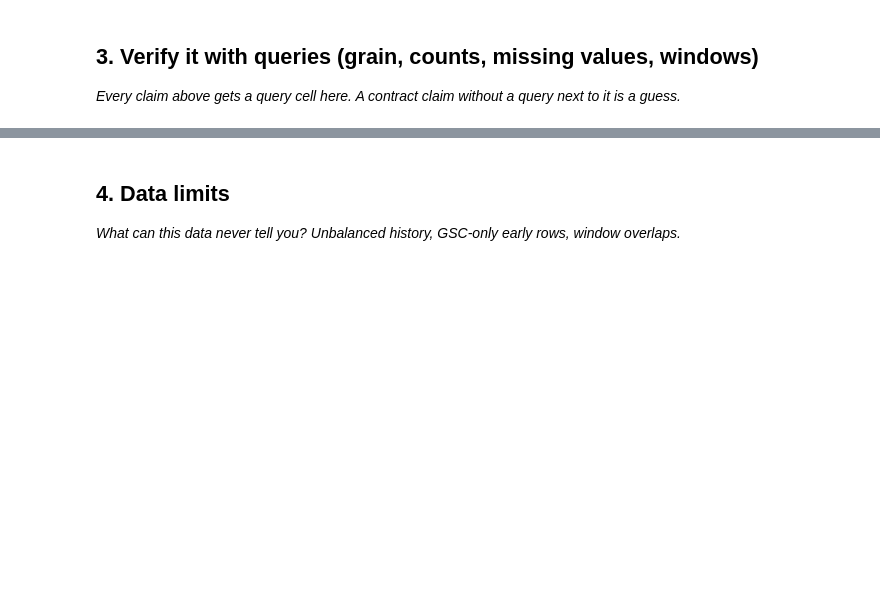
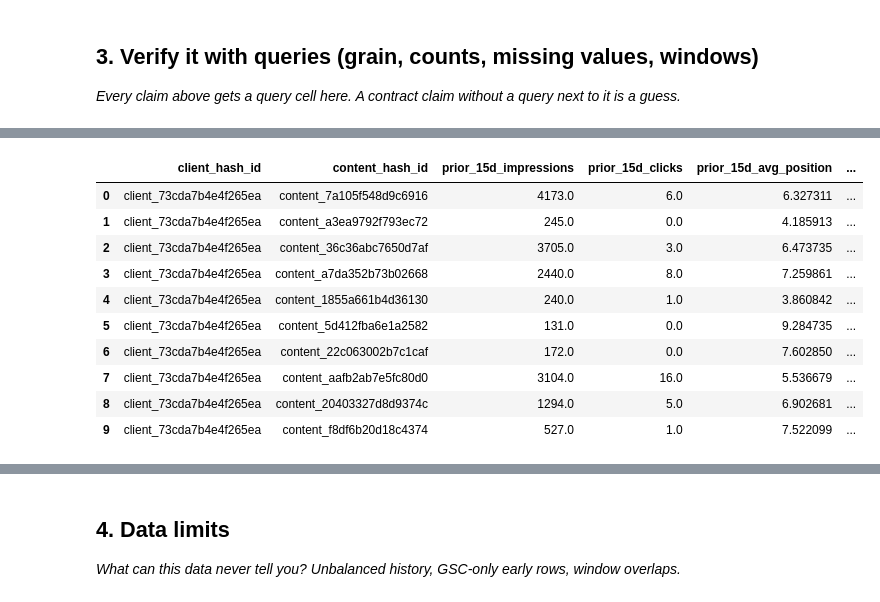
Before and after one commit to Ezgicode/FlyRAnk-AI, a Jupyter notebook: work/notebooks/w03_data_contract.ipynb, the cells around one changed output, grey strips where cells are left out. Drawn from its saved outputs; the diff is of its cells as text; code cells hidden in the pictures; blank space fills up the shorter version.

```diff
--- a/work/notebooks/w03_data_contract.ipynb
+++ b/work/notebooks/w03_data_contract.ipynb
@@ -29,0 +142,87 @@ This skeleton is yours to fill. Work the sections **in order** — each one has
+# %%
+feature_frame_query = f"""
+WITH page_windows AS (
+    SELECT
+        client_hash_id,
+        content_hash_id,
+
+        SUM(
+            CASE
+                WHEN report_date BETWEEN DATE '2026-03-01' AND DATE '2026-03-15'
+                THEN gsc_impressions
+                ELSE 0
+            END
+        ) AS prior_15d_impressions,
+
+        SUM(
+            CASE
+                WHEN report_date BETWEEN DATE '2026-03-01' AND DATE '2026-03-15'
+                THEN gsc_clicks
+                ELSE 0
+            END
+        ) AS prior_15d_clicks,
+
+        AVG(
+            CASE
+                WHEN report_date BETWEEN DATE '2026-03-01' AND DATE '2026-03-15'
+                THEN NULLIF(gsc_avg_position, 0)
+            END
+        ) AS prior_15d_avg_position,
+
+        SUM(
+            CASE
+                WHEN report_date BETWEEN DATE '2026-03-01' AND DATE '2026-03-15'
+                     AND gsc_impressions > 0
+                THEN 1
+                ELSE 0
+            END
+        ) AS prior_15d_active_days,
+
+        SUM(
+            CASE
+                WHEN report_date BETWEEN DATE '2026-03-16' AND DATE '2026-03-31'
+                THEN gsc_impressions
+                ELSE 0
+            END
+        ) AS next_16d_impressions
+
+    FROM {MARCH}
+    GROUP BY 1, 2
+),
+
+scored_frame AS (
+    SELECT
+        client_hash_id,
+        content_hash_id,
+        prior_15d_impressions,
+        prior_15d_clicks,
+        prior_15d_avg_position,
+        100.0 * prior_15d_clicks
+            / NULLIF(prior_15d_impressions, 0) AS prior_15d_ctr,
+        prior_15d_active_days,
+        next_16d_impressions,
+
+        CASE
+            WHEN prior_15d_impressions >= 100
+             AND next_16d_impressions <= 0.80 * prior_15d_impressions
+            THEN 1
+            ELSE 0
+        END AS is_next_15d_declining
+
+    FROM page_windows
+    WHERE prior_15d_impressions >= 100
+)
+
+SELECT * FROM scored_frame
+"""
+
+feature_frame = con.sql(feature_frame_query).df()
+
+print(f"Feature-frame rows: {len(feature_frame):,}")
+print(
+    "Later-window decline proxy rate: "
+    f"{feature_frame['is_next_15d_declining'].mean():.1%}"
+)
+
+display(feature_frame.head(10))
+# %% [output]
@@ -29,0 +231,11 @@ This skeleton is yours to fill. Work the sections **in order** — each one has
+|  | client_hash_id | content_hash_id | prior_15d_impressions | prior_15d_clicks | prior_15d_avg_position | ... |
+| 0 | client_73cda7b4e4f265ea | content_7a105f548d9c6916 | 4173.0 | 6.0 | 6.327311 | ... |
+| 1 | client_73cda7b4e4f265ea | content_a3ea9792f793ec72 | 245.0 | 0.0 | 4.185913 | ... |
+| 2 | client_73cda7b4e4f265ea | content_36c36abc7650d7af | 3705.0 | 3.0 | 6.473735 | ... |
+| 3 | client_73cda7b4e4f265ea | content_a7da352b73b02668 | 2440.0 | 8.0 | 7.259861 | ... |
+| 4 | client_73cda7b4e4f265ea | content_1855a661b4d36130 | 240.0 | 1.0 | 3.860842 | ... |
+| 5 | client_73cda7b4e4f265ea | content_5d412fba6e1a2582 | 131.0 | 0.0 | 9.284735 | ... |
+| 6 | client_73cda7b4e4f265ea | content_22c063002b7c1caf | 172.0 | 0.0 | 7.602850 | ... |
+| 7 | client_73cda7b4e4f265ea | content_aafb2ab7e5fc80d0 | 3104.0 | 16.0 | 5.536679 | ... |
+| 8 | client_73cda7b4e4f265ea | content_20403327d8d9374c | 1294.0 | 5.0 | 6.902681 | ... |
+| 9 | client_73cda7b4e4f265ea | content_f8df6b20d18c4374 | 527.0 | 1.0 | 7.522099 | ... |
```
Also changed, not shown: parts of 15 cells of this notebook.
